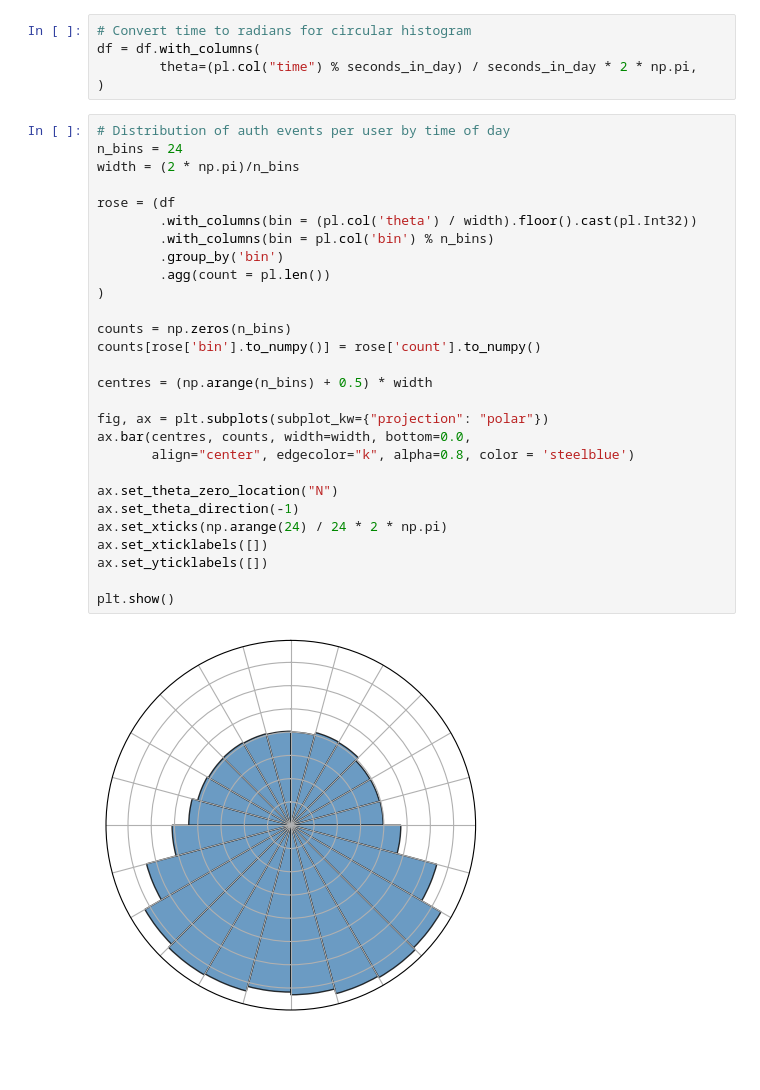
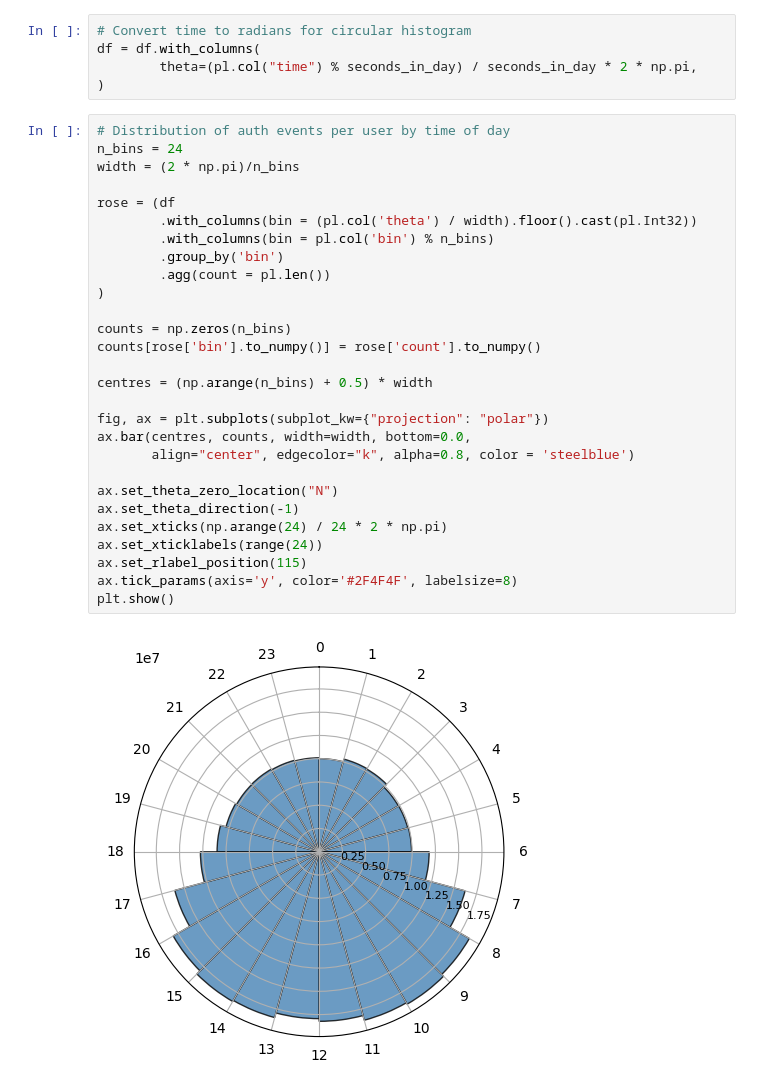
Before and after one commit to Tarun-Rajan99/MSc-Project, a Jupyter notebook: 04_code/feature_construction/feature_selection.ipynb, the cells around one changed output. Cells and saved outputs as stored; diff of their text form; blank space fills up the shorter version.

```diff
--- a/04_code/feature_construction/feature_selection.ipynb
+++ b/04_code/feature_construction/feature_selection.ipynb
@@ -170,30 +170,30 @@ df = df.with_columns(
 # %%
 # Distribution of auth events per user by time of day
 n_bins = 24
 width = (2 * np.pi)/n_bins
 
 rose = (df
         .with_columns(bin = (pl.col('theta') / width).floor().cast(pl.Int32))
         .with_columns(bin = pl.col('bin') % n_bins)
         .group_by('bin')
         .agg(count = pl.len())
 )
 
 counts = np.zeros(n_bins)
 counts[rose['bin'].to_numpy()] = rose['count'].to_numpy()
 
 centres = (np.arange(n_bins) + 0.5) * width
 
 fig, ax = plt.subplots(subplot_kw={"projection": "polar"})
 ax.bar(centres, counts, width=width, bottom=0.0,
        align="center", edgecolor="k", alpha=0.8, color = 'steelblue')
 
 ax.set_theta_zero_location("N")
 ax.set_theta_direction(-1)
 ax.set_xticks(np.arange(24) / 24 * 2 * np.pi)
-ax.set_xticklabels([])
-ax.set_yticklabels([])
-
+ax.set_xticklabels(range(24))
+ax.set_rlabel_position(115)
+ax.tick_params(axis='y', color='#2F4F4F', labelsize=8)
 plt.show()
 # %% [output]
-[figure, old version]
+[figure, new version]
```
